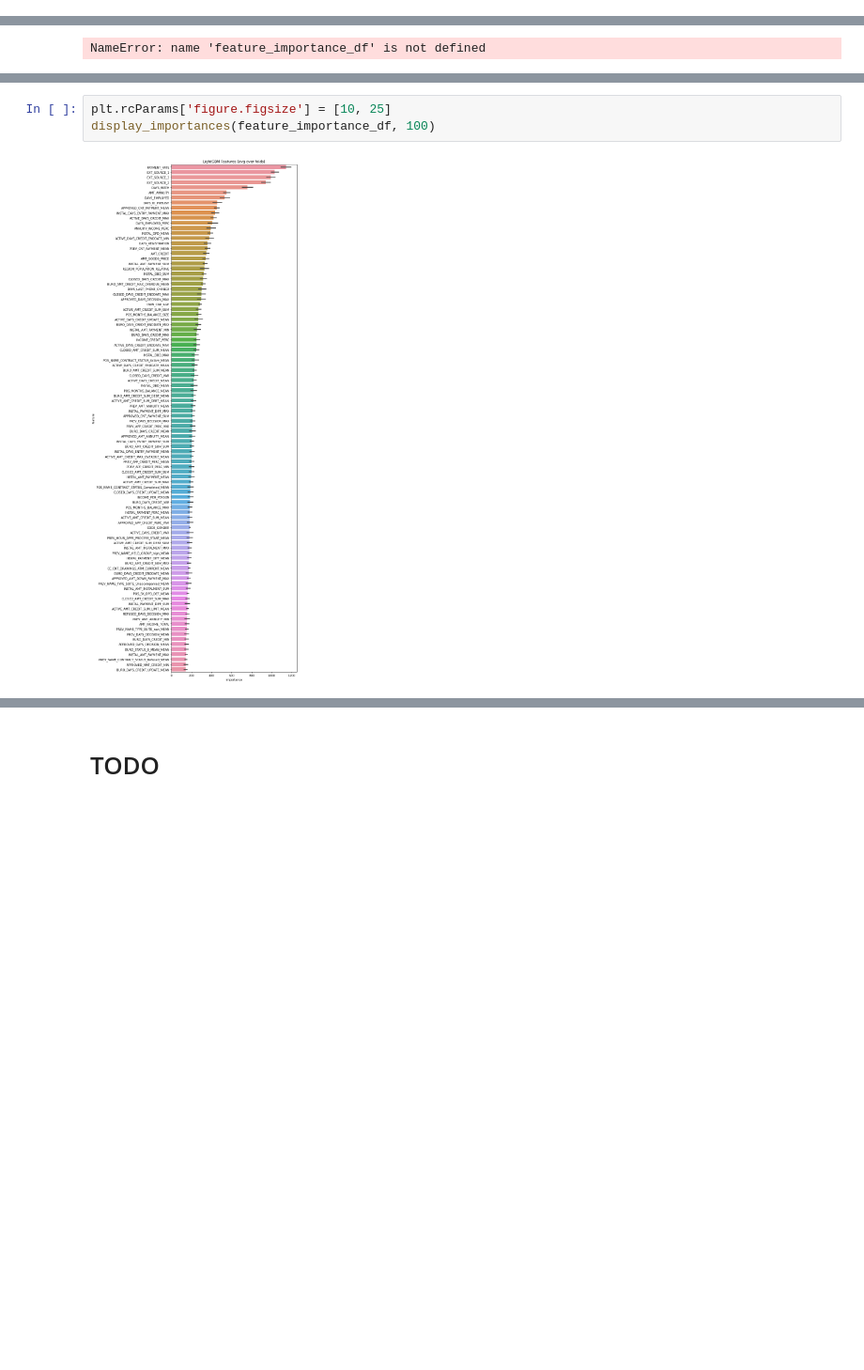
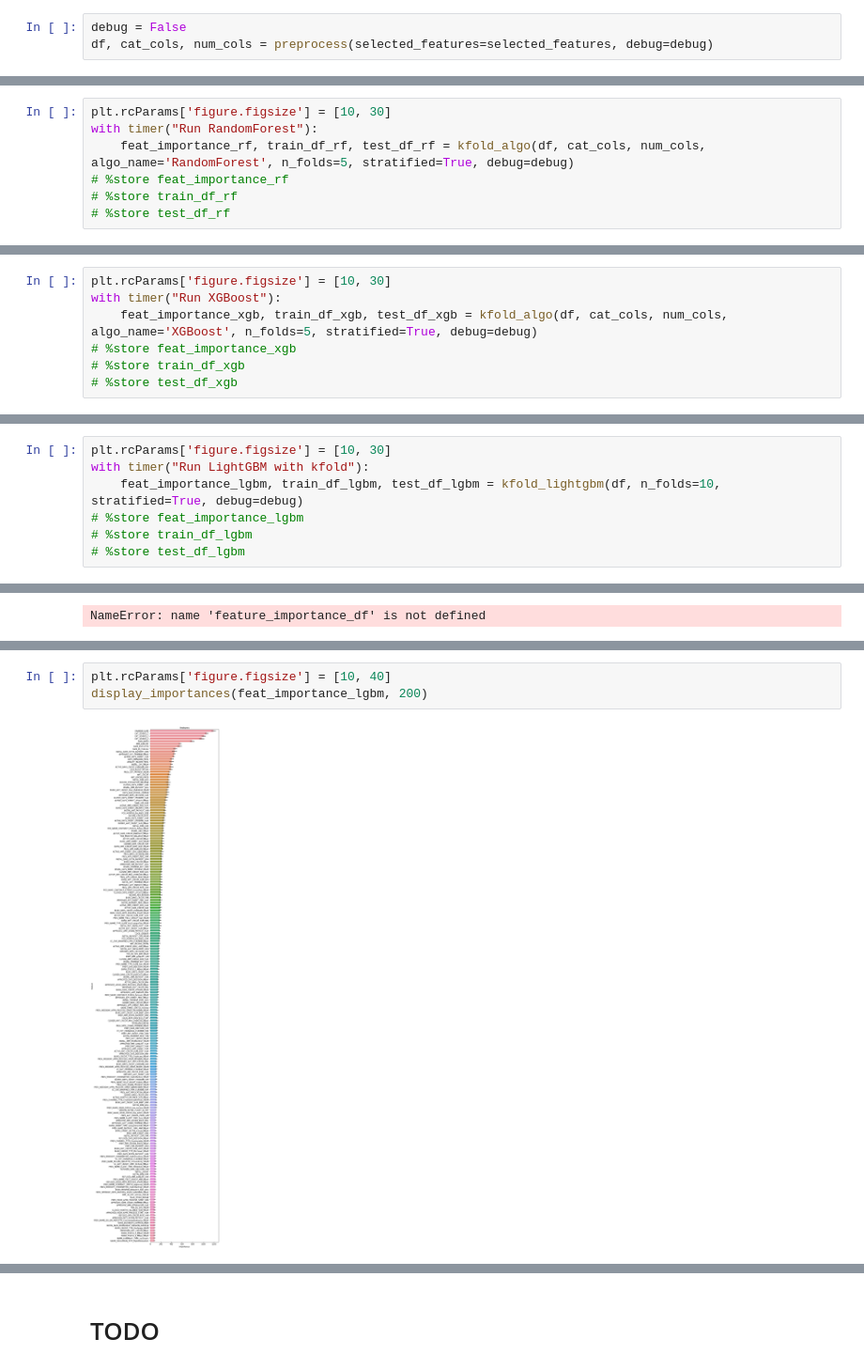
Before and after one commit to CyrilWW/OC-DS-Projet-7, a Jupyter notebook: model/Gaborit_Cyril_1_notebook_102022.ipynb, the cells around one changed output, grey strips where cells are left out. Shown at 94% size. Drawn from its saved outputs; the diff is of its cells as text; blank space fills up the shorter version.

Commit message:
XGBoost et sélection de features par CSV

```diff
--- a/model/Gaborit_Cyril_1_notebook_102022.ipynb
+++ b/model/Gaborit_Cyril_1_notebook_102022.ipynb
@@ -1039,0 +1344,3 @@ def display_importances(feature_importance_df_, n_feat=40):
+# %%
+debug = False
+df, cat_cols, num_cols = preprocess(selected_features=selected_features, debug=debug)
@@ -1039,0 +1359,7 @@ def display_importances(feature_importance_df_, n_feat=40):
+# %%
+plt.rcParams['figure.figsize'] = [10, 30]
+with timer("Run RandomForest"):
+    feat_importance_rf, train_df_rf, test_df_rf = kfold_algo(df, cat_cols, num_cols, algo_name='RandomForest', n_folds=5, stratified=True, debug=debug)
+# %store feat_importance_rf
+# %store train_df_rf
+# %store test_df_rf
@@ -1039,0 +1372,7 @@ def display_importances(feature_importance_df_, n_feat=40):
+# %%
+plt.rcParams['figure.figsize'] = [10, 30]
+with timer("Run XGBoost"):
+    feat_importance_xgb, train_df_xgb, test_df_xgb = kfold_algo(df, cat_cols, num_cols, algo_name='XGBoost', n_folds=5, stratified=True, debug=debug)
+# %store feat_importance_xgb
+# %store train_df_xgb
+# %store test_df_xgb
@@ -1039,0 +1385,7 @@ def display_importances(feature_importance_df_, n_feat=40):
+# %%
+plt.rcParams['figure.figsize'] = [10, 30]
+with timer("Run LightGBM with kfold"):
+    feat_importance_lgbm, train_df_lgbm, test_df_lgbm = kfold_lightgbm(df, n_folds=10, stratified=True, debug=debug)
+# %store feat_importance_lgbm
+# %store train_df_lgbm
+# %store test_df_lgbm
@@ -1056,5 +1482,5 @@ NameError: name 'feature_importance_df' is not defined
 # %%
-plt.rcParams['figure.figsize'] = [10, 25]
-display_importances(feature_importance_df, 100)
+plt.rcParams['figure.figsize'] = [10, 40]
+display_importances(feat_importance_lgbm, 200)
 # %% [output]
-[figure, old version]
+[figure, new version]
```
Also changed, not shown: parts of 47 cells of this notebook.
